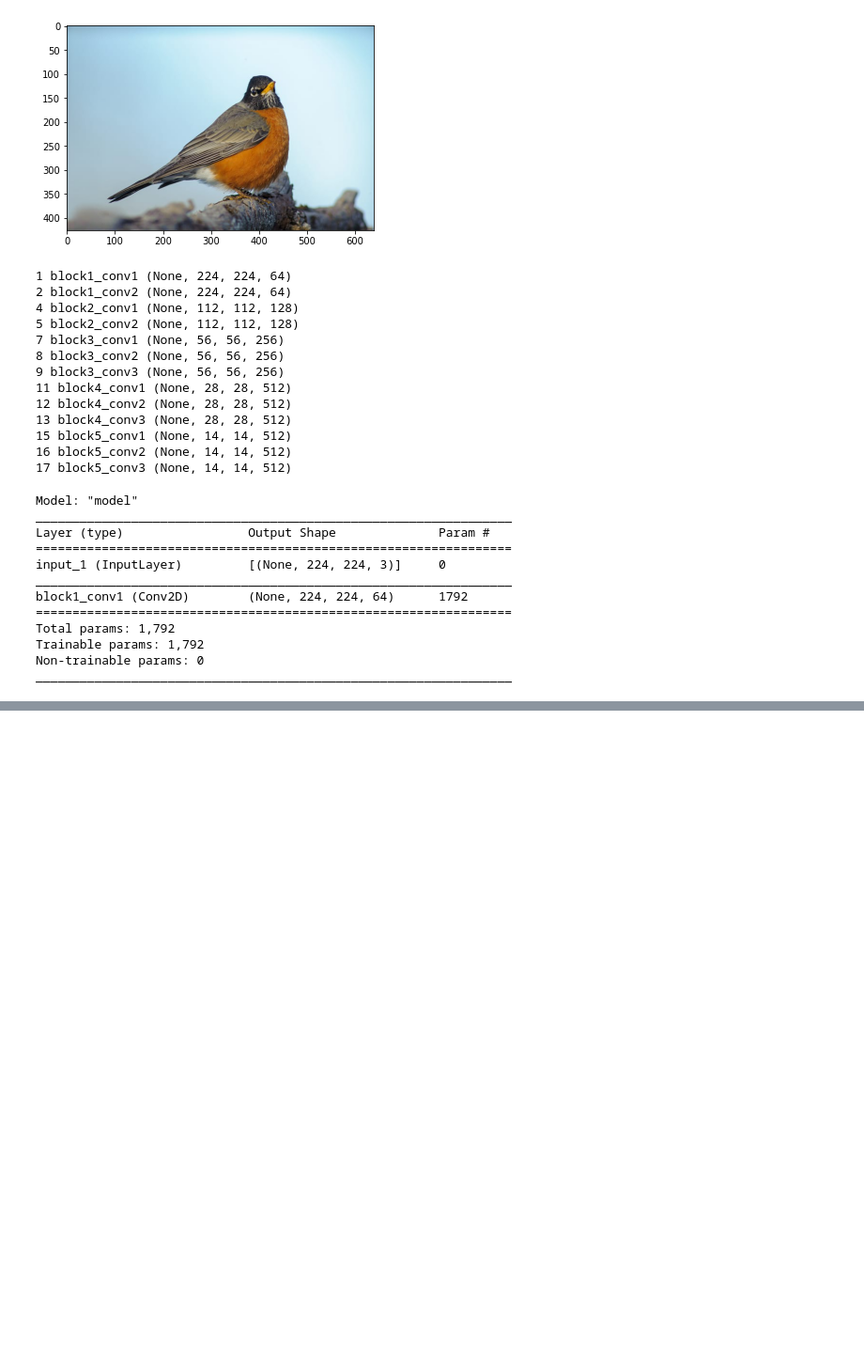
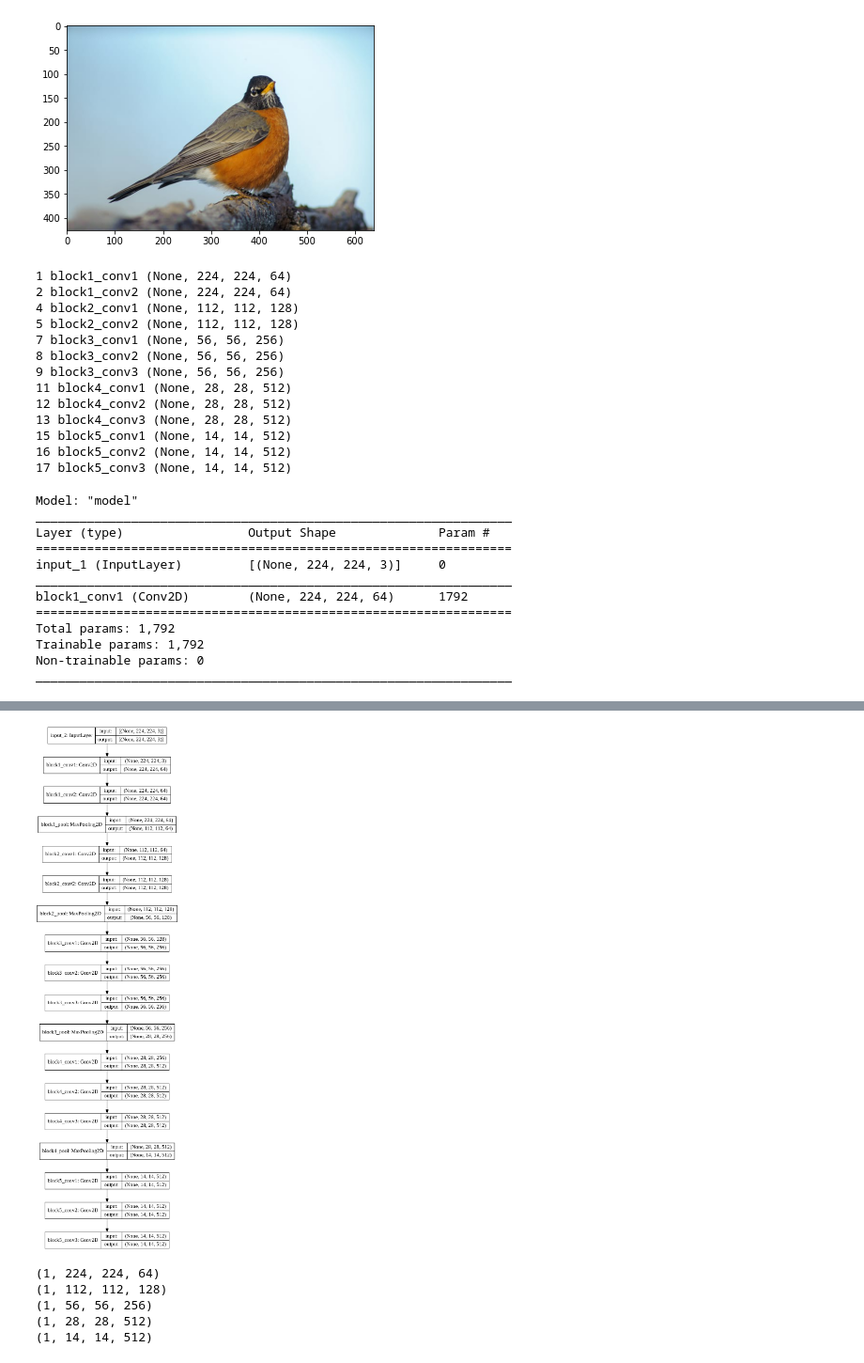
Before and after one commit to mahesh-keswani/ML-DL-FromBasicsToAdvance, a Jupyter notebook: keras_examples/VisualizingFiltersAndFeatureMaps.ipynb, the cells around one changed output, grey strips where cells are left out. Shown at 94% size. Cells and saved outputs as stored; diff of their text form; code cells hidden in the pictures; blank space fills up the shorter version.

```diff
--- a/keras_examples/VisualizingFiltersAndFeatureMaps.ipynb
+++ b/keras_examples/VisualizingFiltersAndFeatureMaps.ipynb
@@ -268,0 +288,12 @@ plt.show()
+# %%
+# load the model
+model = VGG16()
+# %%
+# redefine model to output right after the first hidden layer
+ixs = [2, 5, 9, 13, 17]
+
+outputs = [model.layers[i].output for i in ixs]
+# %%
+model = Model(inputs=model.inputs, outputs=outputs)
+
+model.summary()
@@ -268,0 +318,4 @@ plt.show()
+# %%
+plot_model(model, show_shapes=True, to_file='multiple_output_conv.png')
+# %% [output]
+[figure, added]
@@ -268,0 +330,9 @@ plt.show()
+# %%
+for feature_map in feature_maps:
+    print(feature_map.shape)
+# %% [output]
+(1, 224, 224, 64)
+(1, 112, 112, 128)
+(1, 56, 56, 256)
+(1, 28, 28, 512)
+(1, 14, 14, 512)
```
Also changed, not shown: parts of 11 cells of this notebook.
